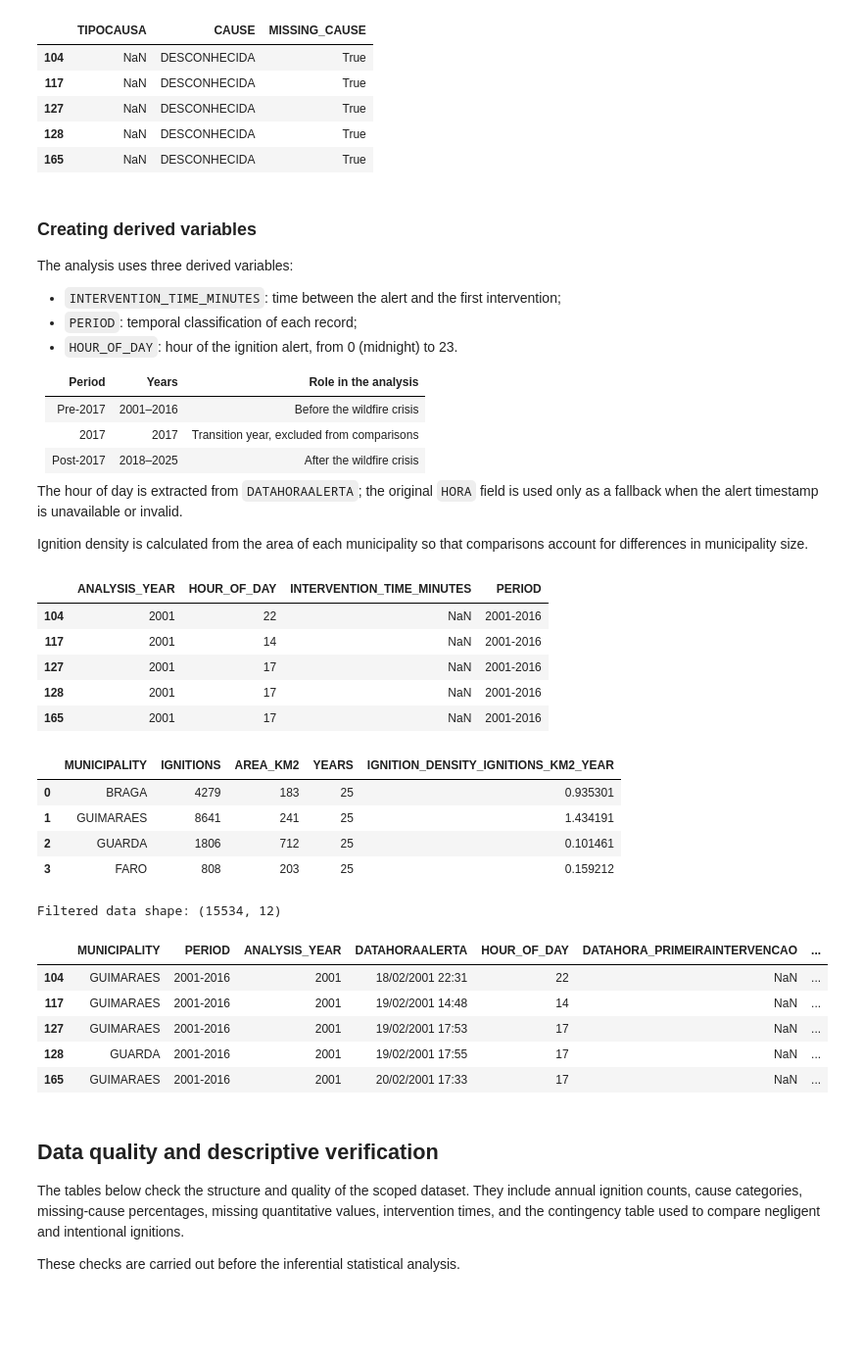
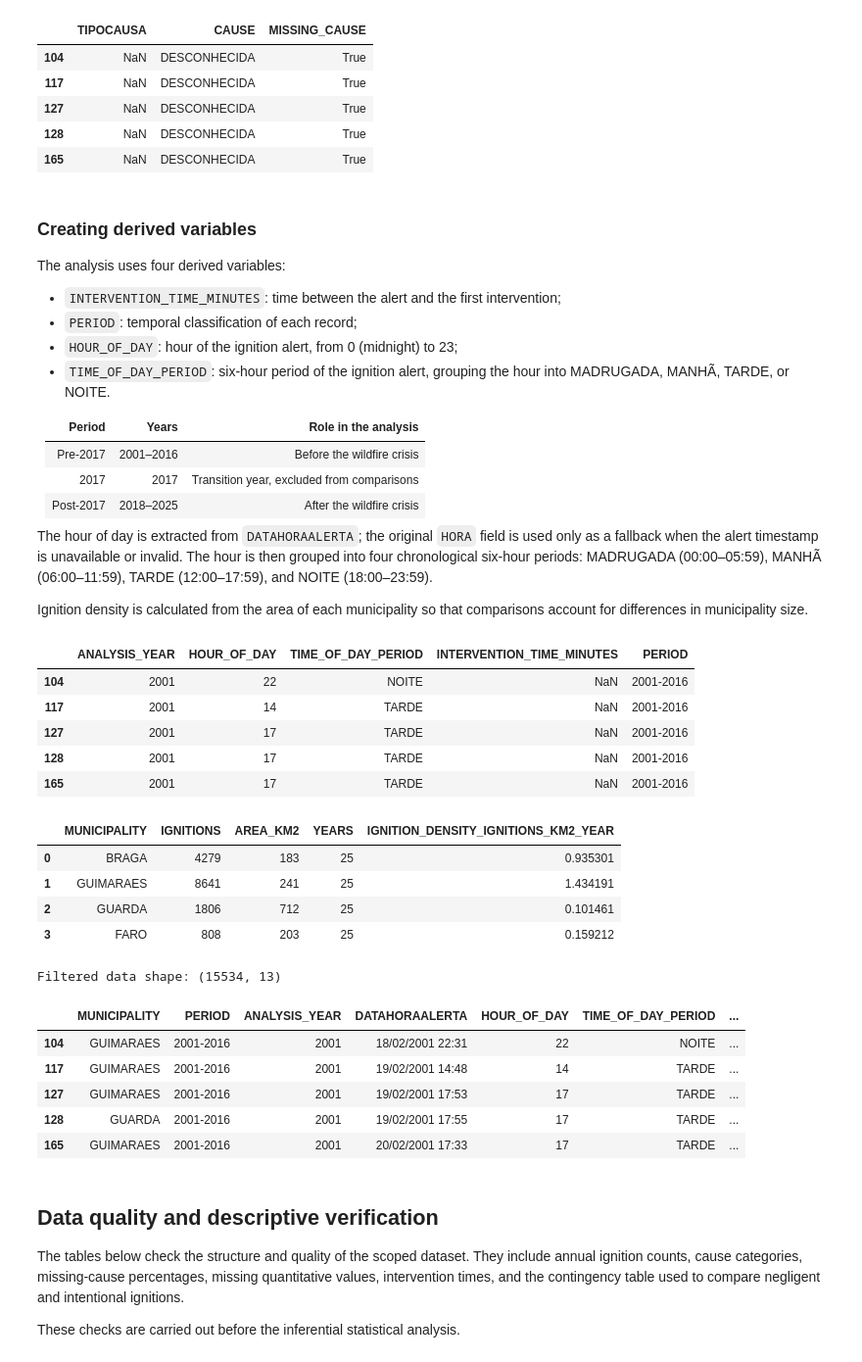
Before and after one commit to Rodrigosoares124/TEAM07-FCED, a Jupyter notebook: 00_scope_definition.ipynb, the cells around one changed output. Shown at 98% size. Drawn from its saved outputs; the diff is of its cells as text; code cells hidden in the pictures; blank space fills up the shorter version.

```diff
--- a/00_scope_definition.ipynb
+++ b/00_scope_definition.ipynb
@@ -220,11 +220,12 @@ scoped_data[
 # %% [markdown]
 ### Creating derived variables
 
-The analysis uses three derived variables:
+The analysis uses four derived variables:
 
 - `INTERVENTION_TIME_MINUTES`: time between the alert and the first intervention;
 - `PERIOD`: temporal classification of each record;
-- `HOUR_OF_DAY`: hour of the ignition alert, from 0 (midnight) to 23.
+- `HOUR_OF_DAY`: hour of the ignition alert, from 0 (midnight) to 23;
+- `TIME_OF_DAY_PERIOD`: six-hour period of the ignition alert, grouping the hour into MADRUGADA, MANHÃ, TARDE, or NOITE.
 
 | Period | Years | Role in the analysis |
 |---|---:|---|
@@ -232,7 +233,7 @@ The analysis uses three derived variables:
 | 2017 | 2017 | Transition year, excluded from comparisons |
 | Post-2017 | 2018–2025 | After the wildfire crisis |
 
-The hour of day is extracted from `DATAHORAALERTA`; the original `HORA` field is used only as a fallback when the alert timestamp is unavailable or invalid.
+The hour of day is extracted from `DATAHORAALERTA`; the original `HORA` field is used only as a fallback when the alert timestamp is unavailable or invalid. The hour is then grouped into four chronological six-hour periods: MADRUGADA (00:00–05:59), MANHÃ (06:00–11:59), TARDE (12:00–17:59), and NOITE (18:00–23:59).
 
 Ignition density is calculated from the area of each municipality so that comparisons account for differences in municipality size.
 # %%
@@ -249,6 +250,16 @@ hour_from_hora = pd.to_numeric(scoped_data["HORA"], errors="coerce")
 valid_hora = hour_from_hora.between(0, 23) & hour_from_hora.mod(1).eq(0)
 hour_from_hora = hour_from_hora.where(valid_hora).astype("Int64")
 scoped_data["HOUR_OF_DAY"] = hour_from_alert.fillna(hour_from_hora)
+
+# Aggregate the hour into four ordered six-hour periods. This keeps enough
+# observations per bar for the before-and-after comparison.
+TIME_OF_DAY_PERIODS = ["MADRUGADA", "MANHÃ", "TARDE", "NOITE"]
+TIME_OF_DAY_BINS = [-1, 5, 11, 17, 23]
+scoped_data["TIME_OF_DAY_PERIOD"] = pd.cut(
+    scoped_data["HOUR_OF_DAY"].astype("Float64"),
+    bins=TIME_OF_DAY_BINS,
+    labels=TIME_OF_DAY_PERIODS,
+)
 
 # Audit the extraction and the agreement with the original HORA field.
 hour_comparable = hour_from_alert.notna() & hour_from_hora.notna()
@@ -262,40 +273,46 @@ hour_extraction_audit = pd.DataFrame(
             "Disagreements between DATAHORAALERTA and HORA",
         ],
         "Records": [
             len(scoped_data),
             int(hour_from_alert.notna().sum()),
             int((hour_from_alert.isna() & hour_from_hora.notna()).sum()),
             int(
                 (
                     scoped_data["HOUR_OF_DAY"].isna()
                     | ~scoped_data["HOUR_OF_DAY"].between(0, 23).fillna(False)
                 ).sum()
             ),
             int(
                 (
                     hour_from_alert[hour_comparable]
                     != hour_from_hora[hour_comparable]
                 ).sum()
             ),
         ],
     }
 )
 
 scoped_data["PERIOD"] = pd.cut(
     scoped_data["ANALYSIS_YEAR"], bins=[2000, 2016, 2017, 2025],
     labels=["2001-2016", "2017", "2018-2025"]
 )
 
 scoped_data[
-    ["ANALYSIS_YEAR", "HOUR_OF_DAY", "INTERVENTION_TIME_MINUTES", "PERIOD"]
+    [
+        "ANALYSIS_YEAR",
+        "HOUR_OF_DAY",
+        "TIME_OF_DAY_PERIOD",
+        "INTERVENTION_TIME_MINUTES",
+        "PERIOD",
+    ]
 ].head()
 # %% [output]
-|  | ANALYSIS_YEAR | HOUR_OF_DAY | INTERVENTION_TIME_MINUTES | PERIOD |
-| 104 | 2001 | 22 | NaN | 2001-2016 |
-| 117 | 2001 | 14 | NaN | 2001-2016 |
-| 127 | 2001 | 17 | NaN | 2001-2016 |
-| 128 | 2001 | 17 | NaN | 2001-2016 |
-| 165 | 2001 | 17 | NaN | 2001-2016 |
+|  | ANALYSIS_YEAR | HOUR_OF_DAY | TIME_OF_DAY_PERIOD | INTERVENTION_TIME_MINUTES | PERIOD |
+| 104 | 2001 | 22 | NOITE | NaN | 2001-2016 |
+| 117 | 2001 | 14 | TARDE | NaN | 2001-2016 |
+| 127 | 2001 | 17 | TARDE | NaN | 2001-2016 |
+| 128 | 2001 | 17 | TARDE | NaN | 2001-2016 |
+| 165 | 2001 | 17 | TARDE | NaN | 2001-2016 |
 # %%
 # Calculate the ignition density for a given scope of data.
 # This function takes a DataFrame of ignition data and calculates
@@ -355,6 +372,7 @@ required_columns = [
     "ANALYSIS_YEAR",                 # analysis year
     "DATAHORAALERTA",                # alert date and time
     "HOUR_OF_DAY",                   # hour of the ignition alert (0-23)
+    "TIME_OF_DAY_PERIOD",            # six-hour period derived from the hour
     "DATAHORA_PRIMEIRAINTERVENCAO",  # first intervention date and time
     "DATAHORA_EXTINCAO",             # extinction date and time
     "CAUSE",                         # normalized cause description
@@ -377,13 +395,13 @@ scoped_data = scoped_data[required_columns].copy()
 print(f"Filtered data shape: {scoped_data.shape}")
 display(scoped_data.head())
 # %% [output]
-Filtered data shape: (15534, 12)
+Filtered data shape: (15534, 13)
-|  | MUNICIPALITY | PERIOD | ANALYSIS_YEAR | DATAHORAALERTA | HOUR_OF_DAY | DATAHORA_PRIMEIRAINTERVENCAO | ... |
-| 104 | GUIMARAES | 2001-2016 | 2001 | 18/02/2001 22:31 | 22 | NaN | ... |
-| 117 | GUIMARAES | 2001-2016 | 2001 | 19/02/2001 14:48 | 14 | NaN | ... |
-| 127 | GUIMARAES | 2001-2016 | 2001 | 19/02/2001 17:53 | 17 | NaN | ... |
-| 128 | GUARDA | 2001-2016 | 2001 | 19/02/2001 17:55 | 17 | NaN | ... |
-| 165 | GUIMARAES | 2001-2016 | 2001 | 20/02/2001 17:33 | 17 | NaN | ... |
+|  | MUNICIPALITY | PERIOD | ANALYSIS_YEAR | DATAHORAALERTA | HOUR_OF_DAY | TIME_OF_DAY_PERIOD | ... |
+| 104 | GUIMARAES | 2001-2016 | 2001 | 18/02/2001 22:31 | 22 | NOITE | ... |
+| 117 | GUIMARAES | 2001-2016 | 2001 | 19/02/2001 14:48 | 14 | TARDE | ... |
+| 127 | GUIMARAES | 2001-2016 | 2001 | 19/02/2001 17:53 | 17 | TARDE | ... |
+| 128 | GUARDA | 2001-2016 | 2001 | 19/02/2001 17:55 | 17 | TARDE | ... |
+| 165 | GUIMARAES | 2001-2016 | 2001 | 20/02/2001 17:33 | 17 | TARDE | ... |
 # %%
 # Uncomment the following lines to save the scoped data to a CSV file.
 # output_file =  "scoped_data_required_columns.csv"
```
Also changed, not shown: parts of 23 cells of this notebook.
